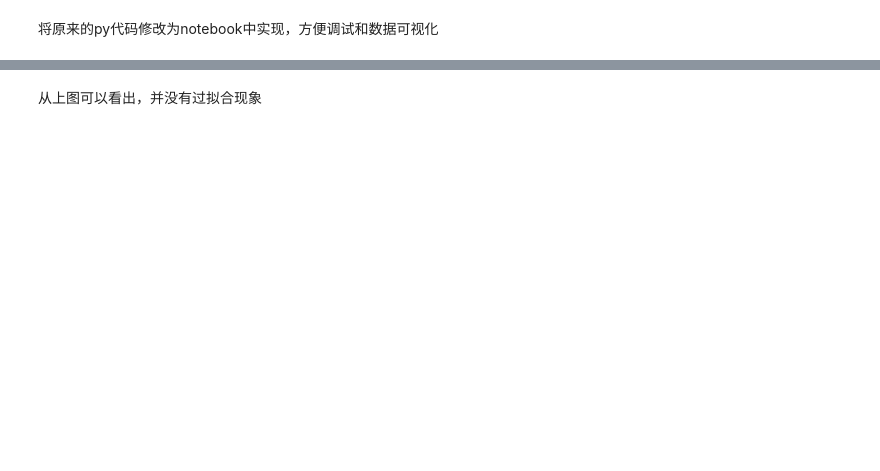
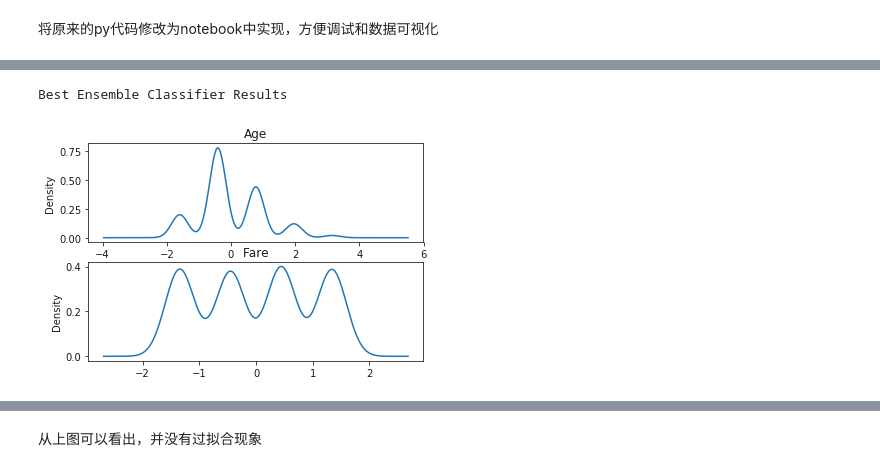
Before and after one commit to Jahvey/PYTHON_kaggle_titanic, a Jupyter notebook: my titanic.ipynb, the cells around one changed output, grey strips where cells are left out. Cells and saved outputs as stored; diff of their text form; code cells hidden in the pictures; blank space fills up the shorter version.

```diff
--- a/my titanic.ipynb
+++ b/my titanic.ipynb
@@ -779,26 +816,44 @@ print sorted(acc_dict.items(), key=lambda x:x[1],reverse=True)
 # %%
 # Generate Submission File
-print len(data_test_org['PassengerId'].values),len(predictions)
+print ('Best Ensemble Classifier Results')
+
+bestClf=xgb.XGBClassifier(
+    #learning_rate = 0.02,
+     n_estimators= 2000,
+     max_depth= 4,
+     min_child_weight= 2,
+     #gamma=1,
+     gamma=0.9,
+     subsample=0.8,
+     colsample_bytree=0.8,
+     objective= 'binary:logistic',
+     nthread= -1,
+     scale_pos_weight=1)
+predictions=bestClf.fit(x_train,y_train).predict(x_test)
 StackingSubmission = pd.DataFrame({ 'PassengerId': data_test_org['PassengerId'].values,
                             'Survived': predictions })
 StackingSubmission.to_csv("~/StackingSubmission.csv", index=False)
+# %% [output]
+Best Ensemble Classifier Results
 # %%
 #特殊数据归一化
 scaler = preprocessing.StandardScaler()
 data_train['Age'].fillna(data_train['Age'].median(),inplace=True)
 data_test['Age'].fillna(data_train['Age'].median(),inplace=True)
 age_scale_param = scaler.fit(data_train['Age'].values.reshape(-1,1))
 data_train['Age'] = scaler.fit_transform(data_train['Age'].values.reshape(-1,1), age_scale_param)
 data_test['Age'] = scaler.fit_transform(data_test['Age'].values.reshape(-1,1), age_scale_param)
 
 data_train['Fare'].fillna(data_train['Fare'].median(),inplace=True)
 data_test['Fare'].fillna(data_train['Fare'].median(),inplace=True)
 fare_scale_param = scaler.fit(data_train['Fare'].values.reshape(-1,1))
 data_train['Fare'] = scaler.fit_transform(data_train['Fare'].values.reshape(-1,1), fare_scale_param)
 data_test['Fare'] = scaler.fit_transform(data_test['Fare'].values.reshape(-1,1), fare_scale_param)
 
 columns=['Age',"Fare"]
-FeatureEngineerTools.show_destr(data_train,columns)
+FeatureEngineerTools.show_contin_columns(data_train,columns)
+# %% [output]
+[figure, added]
 # %%
 columns=['Embarked','Sex','Pclass','Cabin']
 data_train,data_test=FeatureEngineerTools.columns_dummies(data_train,data_test,columns)
```
Also changed, not shown: parts of 16 cells of this notebook.
